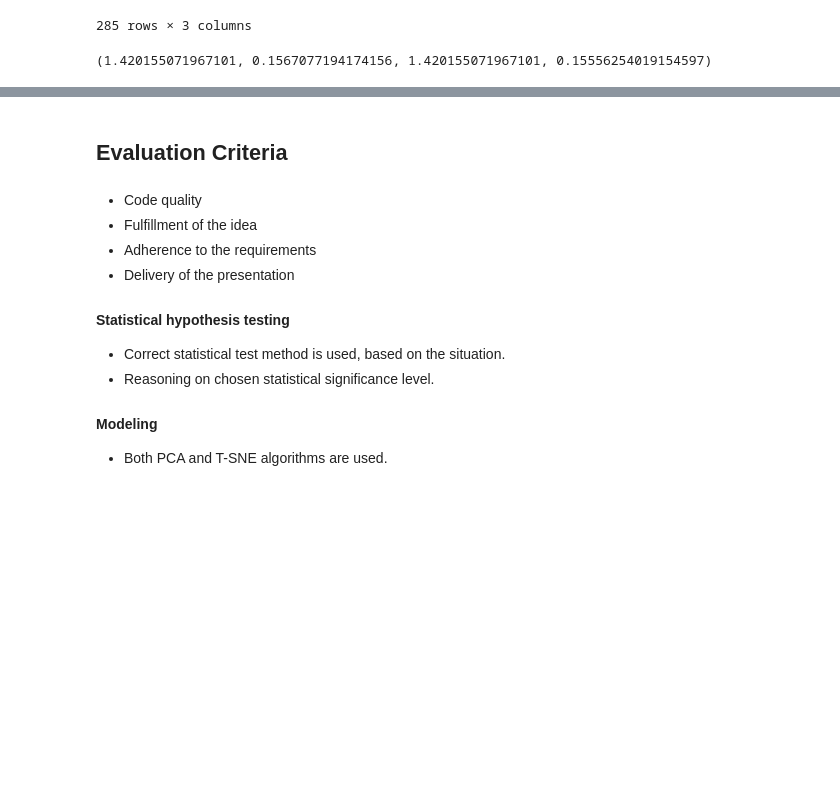
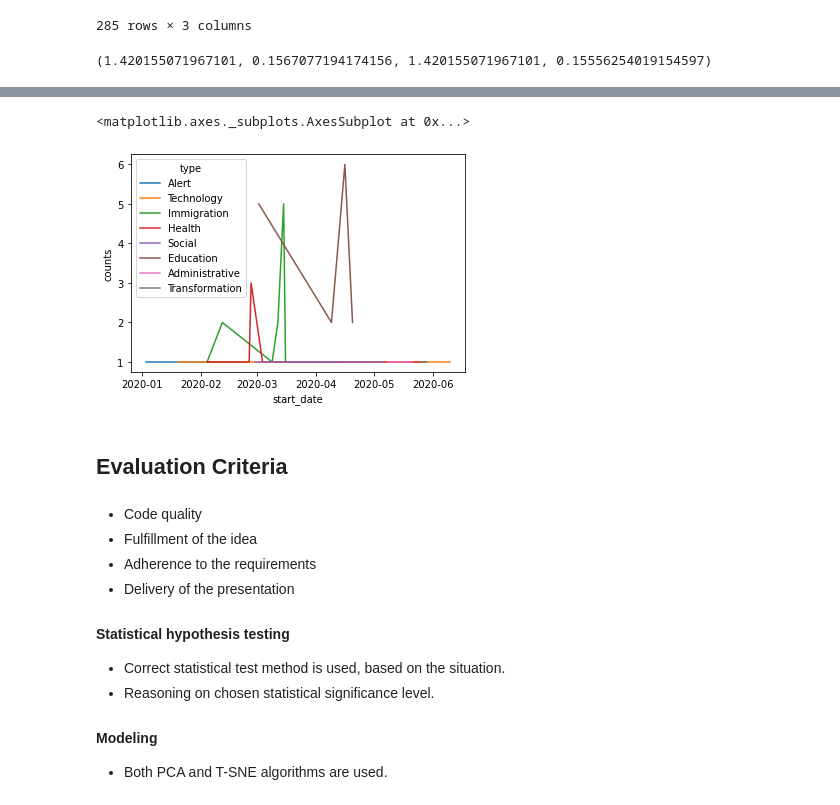
Before and after one commit to miglegervyte/bioinfo, a Jupyter notebook: 141.ipynb, the cells around one changed output, grey strips where cells are left out. Drawn from its saved outputs; the diff is of its cells as text; code cells hidden in the pictures; blank space fills up the shorter version.

```diff
--- a/141.ipynb
+++ b/141.ipynb
@@ -287,3 +317,11 @@ t_stat_PE, t_pval_PE, z_stat_PE, z_pval_PE
+# %%
+foo = df_policy[['type', 'start_date']].value_counts().reset_index(name='counts').sort_values('start_date')
+foo['start_date'] = pd.to_datetime(foo['start_date'])
+# %%
+sns.lineplot(x='start_date', y='counts', hue='type', data=foo)
+# %% [output]
+<matplotlib.axes._subplots.AxesSubplot at 0x...>
+[figure, added]
 # %% [markdown]
 ## Evaluation Criteria
 # %% [markdown]
```
Also changed, not shown: parts of 5 cells of this notebook.
